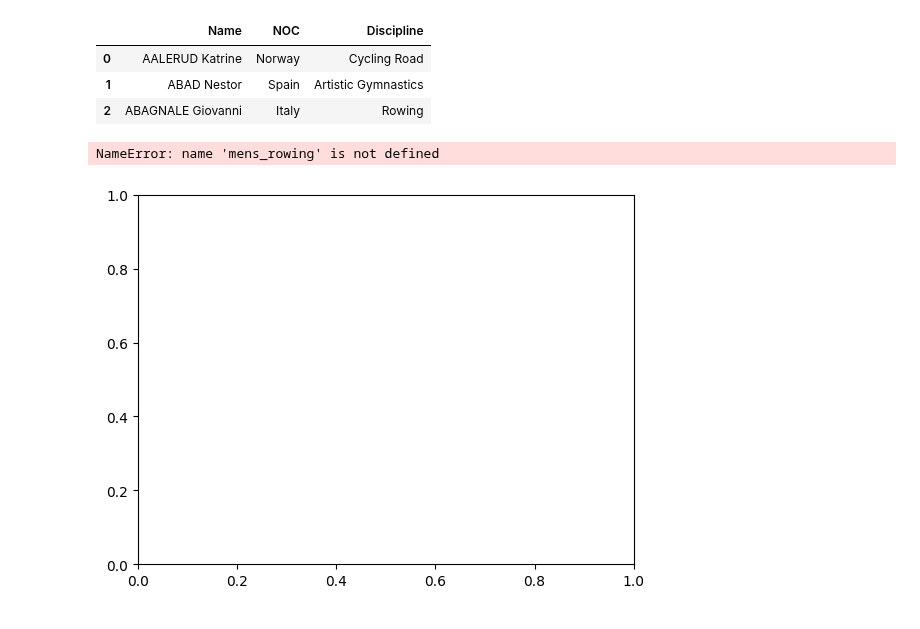
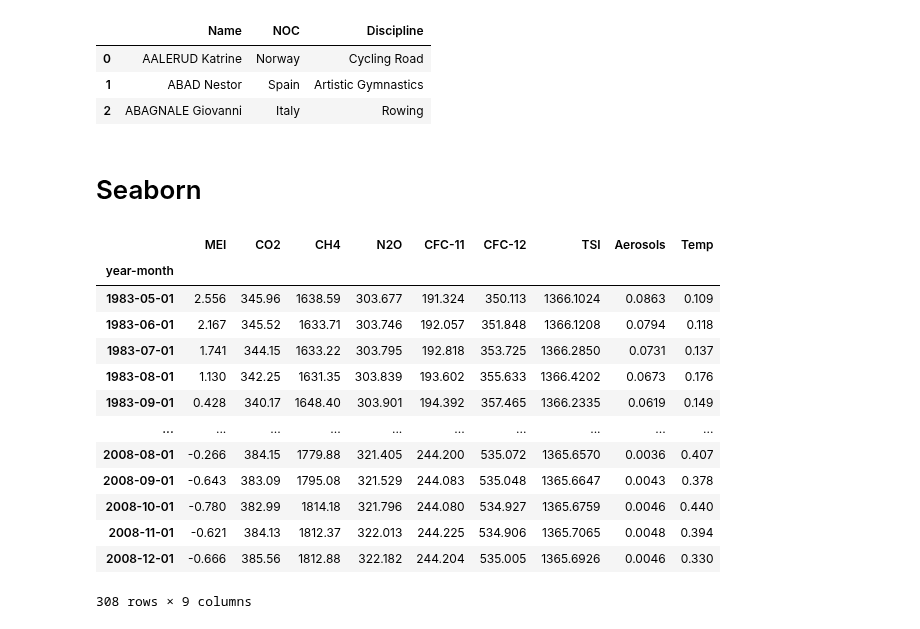
Before and after one commit to HayateSato/DS_Practice, a Jupyter notebook: Matplotlib.ipynb, the cells around one changed output. Cells and saved outputs as stored; diff of their text form; code cells hidden in the pictures.

```diff
--- a/Matplotlib.ipynb
+++ b/Matplotlib.ipynb
@@ -265,20 +269,20 @@ athletes.head(3)
 | 1 | ABAD Nestor | Spain | Artistic Gymnastics |
 | 2 | ABAGNALE Giovanni | Italy | Rowing |
 # %%
-fig, ax = plt.subplots()
-# Plot a histogram of "Weight" for mens_rowing
-ax.hist(mens_rowing["Weight"])
+# fig, ax = plt.subplots()
+# # Plot a histogram of "Weight" for mens_rowing
+# ax.hist(mens_rowing["Weight"])
 
-# Compare to histogram of "Weight" for mens_gymnastics
-ax.hist(mens_gymnastics["Weight"])
+# # Compare to histogram of "Weight" for mens_gymnastics
+# ax.hist(mens_gymnastics["Weight"])
 
-# Set the x-axis label to "Weight (kg)"
-ax.set_xlabel("Weight(Kg)")
+# # Set the x-axis label to "Weight (kg)"
+# ax.set_xlabel("Weight(Kg)")
 
-# Set the y-axis label to "# of observations"
-ax.set_ylabel("# of observations")
+# # Set the y-axis label to "# of observations"
+# ax.set_ylabel("# of observations")
 
-plt.show()
+# plt.show()
-# %% [output]
-NameError: name 'mens_rowing' is not defined
-[figure, removed]
+# %% [markdown]
+Seaborn
+=====
@@ -284,0 +291,17 @@ NameError: name 'mens_rowing' is not defined
+# %%
+csv_file
+# %% [output]
+|  | MEI | CO2 | CH4 | N2O | CFC-11 | CFC-12 | TSI | Aerosols | Temp |
+| year-month |  |  |  |  |  |  |  |  |  |
+| 1983-05-01 | 2.556 | 345.96 | 1638.59 | 303.677 | 191.324 | 350.113 | 1366.1024 | 0.0863 | 0.109 |
+| 1983-06-01 | 2.167 | 345.52 | 1633.71 | 303.746 | 192.057 | 351.848 | 1366.1208 | 0.0794 | 0.118 |
+| 1983-07-01 | 1.741 | 344.15 | 1633.22 | 303.795 | 192.818 | 353.725 | 1366.2850 | 0.0731 | 0.137 |
+| 1983-08-01 | 1.130 | 342.25 | 1631.35 | 303.839 | 193.602 | 355.633 | 1366.4202 | 0.0673 | 0.176 |
+| 1983-09-01 | 0.428 | 340.17 | 1648.40 | 303.901 | 194.392 | 357.465 | 1366.2335 | 0.0619 | 0.149 |
+| ... | ... | ... | ... | ... | ... | ... | ... | ... | ... |
+| 2008-08-01 | -0.266 | 384.15 | 1779.88 | 321.405 | 244.200 | 535.072 | 1365.6570 | 0.0036 | 0.407 |
+| 2008-09-01 | -0.643 | 383.09 | 1795.08 | 321.529 | 244.083 | 535.048 | 1365.6647 | 0.0043 | 0.378 |
+| 2008-10-01 | -0.780 | 382.99 | 1814.18 | 321.796 | 244.080 | 534.927 | 1365.6759 | 0.0046 | 0.440 |
+| 2008-11-01 | -0.621 | 384.13 | 1812.37 | 322.013 | 244.225 | 534.906 | 1365.7065 | 0.0048 | 0.394 |
+| 2008-12-01 | -0.666 | 385.56 | 1812.88 | 322.182 | 244.204 | 535.005 | 1365.6926 | 0.0046 | 0.330 |
+308 rows × 9 columns
```
Also changed, not shown: parts of 4 cells of this notebook.
